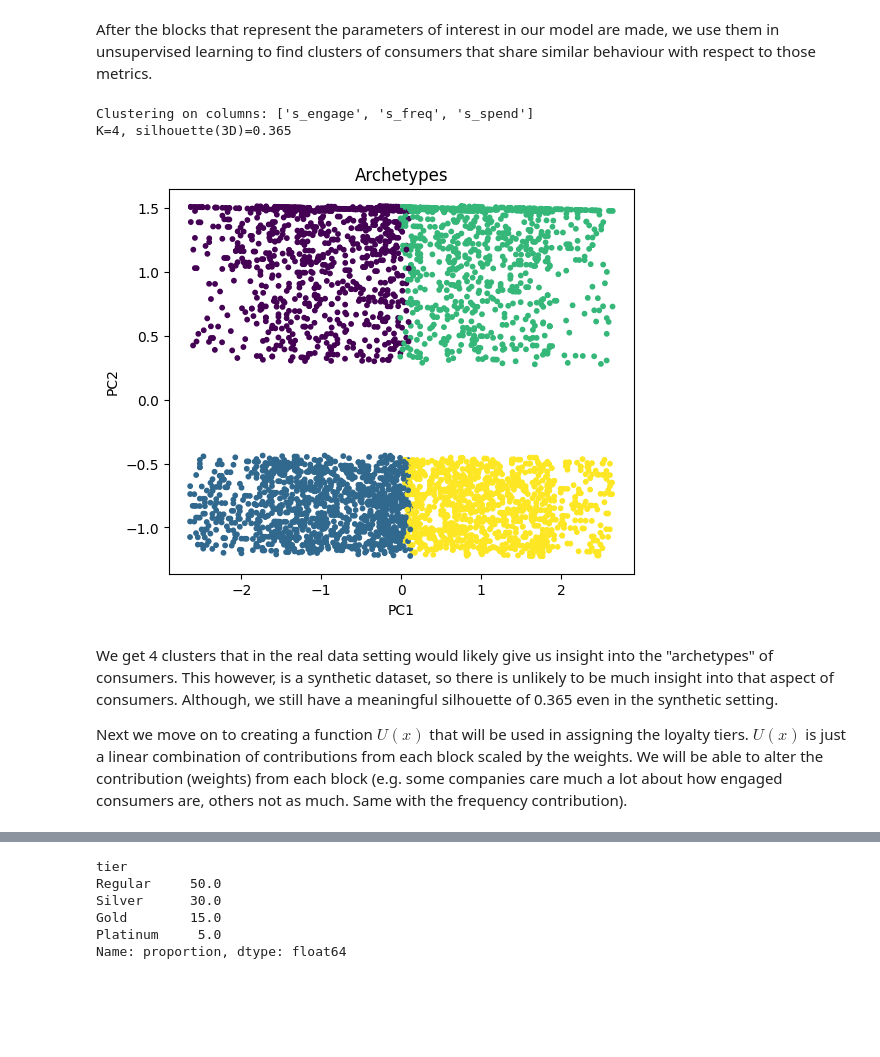
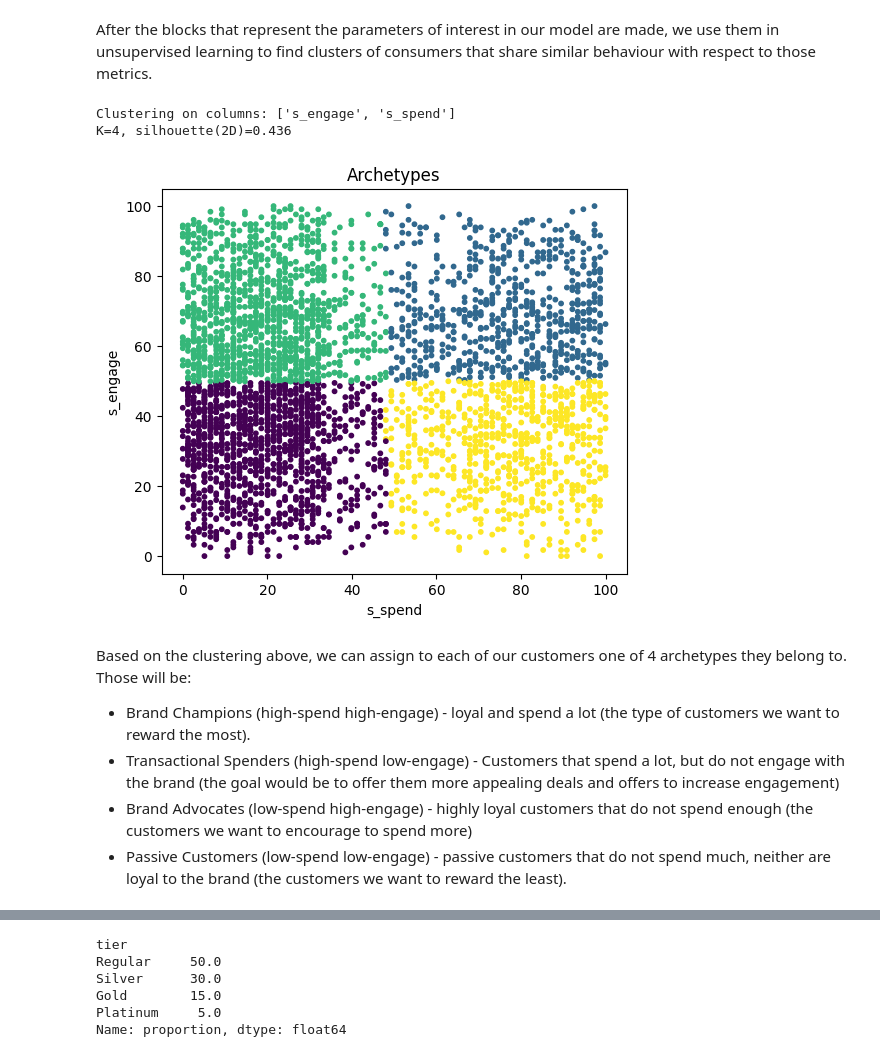
Before and after one commit to IgorSuvalov/Emotional-Loyalty, a Jupyter notebook: Notebooks/Notebook.ipynb, the cells around one changed output, grey strips where cells are left out. Drawn from its saved outputs; the diff is of its cells as text; code cells hidden in the pictures; blank space fills up the shorter version.

Commit message:
Notebook altered. Tweaked the model

```diff
--- a/Notebooks/Notebook.ipynb
+++ b/Notebooks/Notebook.ipynb
@@ -178,7 +182,6 @@ cust["avg_purchase"]    = cust["purchase_amount_usd"].fillna(0)
 # Fill in the missing values for the engagement block
 cust["sub_rate"]     = cust["subscription_status"].fillna(0)
 cust["discount_rate"] = cust["discount_applied"].fillna(0)
-cust["promo_rate"]    = cust["promo_code_used"].fillna(0)
 cust["avg_rating"]    = cust["review_rating"].fillna(0)
 
 # Now we bild the blocks with scores
@@ -189,25 +192,19 @@ s_spend = np.nanmean(np.vstack([
     norm_quantile_0_100(nz(cust["avg_purchase"])),
 ]), axis=0)
 
-# Frequency block
-s_freq = np.nanmean(np.vstack([norm_quantile_0_100(nz(cust["freq_per_year"]))]), axis=0)
-
-# For engagement, we include sub + discounts + promos + rating (also add a cap so promo-chasers do not dominate)
+# For engagement, we include sub + promos + rating (also add a cap so promo-chasers do not dominate)
 s_engage = np.nanmean(np.vstack([
     norm_quantile_0_100(nz(cust["sub_rate"])),
-    norm_quantile_0_100(nz(cust["discount_rate"])),
-    norm_quantile_0_100(nz(cust["promo_rate"])),
+    norm_quantile_0_100(np.minimum(nz(cust["discount_rate"]), 70.0)),
     norm_quantile_0_100(nz(cust["avg_rating"])),
 ]), axis=0)
-s_engage = np.minimum(s_engage, 90.0)
 
 # Assemble block scores
 block_scores = pd.DataFrame({
     "customer_id": cust["customer_id"],
     "s_spend": s_spend,
-    "s_freq": s_freq,
     "s_engage": s_engage,
 })
 
-block_scores.head()
+block_scores.head(200)
 # %% [output]
@@ -223,41 +227,41 @@ After the blocks that represent the parameters of interest in our model are made
 block_cols = sorted([c for c in block_scores.columns if c.startswith("s_")])
 dims = len(block_cols)
 print("Clustering on columns:", block_cols)
 
 X  = block_scores[block_cols].values
 Xs = StandardScaler().fit_transform(X)
 
 # Perform the K-means clustering
 best_k, best_sil, best_labels = None, -1, None
 for k in range(3, 8):
     km = KMeans(n_clusters=k, n_init=10, random_state=42)
     labels = km.fit_predict(Xs)
     sil = silhouette_score(Xs, labels)
     if sil > best_sil:
         best_k, best_sil, best_labels = k, sil, labels
 
 print(f"K={best_k}, silhouette({dims}D)={best_sil:.3f}")
 block_scores["cluster"] = best_labels
 
 
-# Add PCA to be able to graph the clusters in 2d
-X2 = PCA(n_components=2, random_state=42).fit_transform(Xs)
 plt.figure(figsize=(6,5))
-plt.scatter(X2[:,0], X2[:,1], s=10, c=best_labels)
+plt.scatter(block_scores[block_cols[0]], block_scores[block_cols[1]], s=10, c=best_labels)
 plt.title("Archetypes")
-plt.xlabel("PC1"); plt.ylabel("PC2"); plt.show()
+plt.xlabel("s_spend"); plt.ylabel("s_engage"); plt.show()
 
 # Compute the unsupervised contribution, scale it and assigns a score based on the cluster to each consumer
 row_eq = block_scores[block_cols].mean(axis=1)
 cluster_base = row_eq.groupby(block_scores["cluster"]).mean()
 unsup = block_scores["cluster"].map(cluster_base).astype(float)
 unsup = (unsup - unsup.min()) / (unsup.max() - unsup.min() + 1e-9) * 100
 block_scores["unsup_signal"] = unsup
 # %% [output]
-Clustering on columns: ['s_engage', 's_freq', 's_spend']
-K=4, silhouette(3D)=0.365
+Clustering on columns: ['s_engage', 's_spend']
+K=4, silhouette(2D)=0.436
-[figure, old version]
+[figure, new version]
 # %% [markdown]
-We get 4 clusters that in the real data setting would likely give us insight into the "archetypes" of consumers. This however, is a synthetic dataset, so there is unlikely to be much insight into that aspect of consumers. Although, we still have a meaningful silhouette of 0.365 even in the synthetic setting.
-
-Next we move on to creating a function $U(x)$ that will be used in assigning the loyalty tiers. $U(x)$ is just a linear combination of contributions from each block scaled by the weights. We will be able to alter the contribution (weights) from each block (e.g. some companies care much a lot about how engaged consumers are, others not as much. Same with the frequency contribution).
+Based on the clustering above, we can assign to each of our customers one of 4 archetypes they belong to. Those will be:
+- Brand Champions (high-spend high-engage) - loyal and spend a lot (the type of customers we want to reward the most).
+- Transactional Spenders (high-spend low-engage) - Customers that spend a lot, but do not engage with the brand (the goal would be to offer them more appealing deals and offers to increase engagement)
+- Brand Advocates (low-spend high-engage) - highly loyal customers that do not spend enough (the customers we want to encourage to spend more)
+- Passive Customers (low-spend low-engage) - passive customers that do not spend much, neither are loyal to the brand (the customers we want to reward the least).
```
Also changed, not shown: parts of 12 cells of this notebook, 1 other file.
